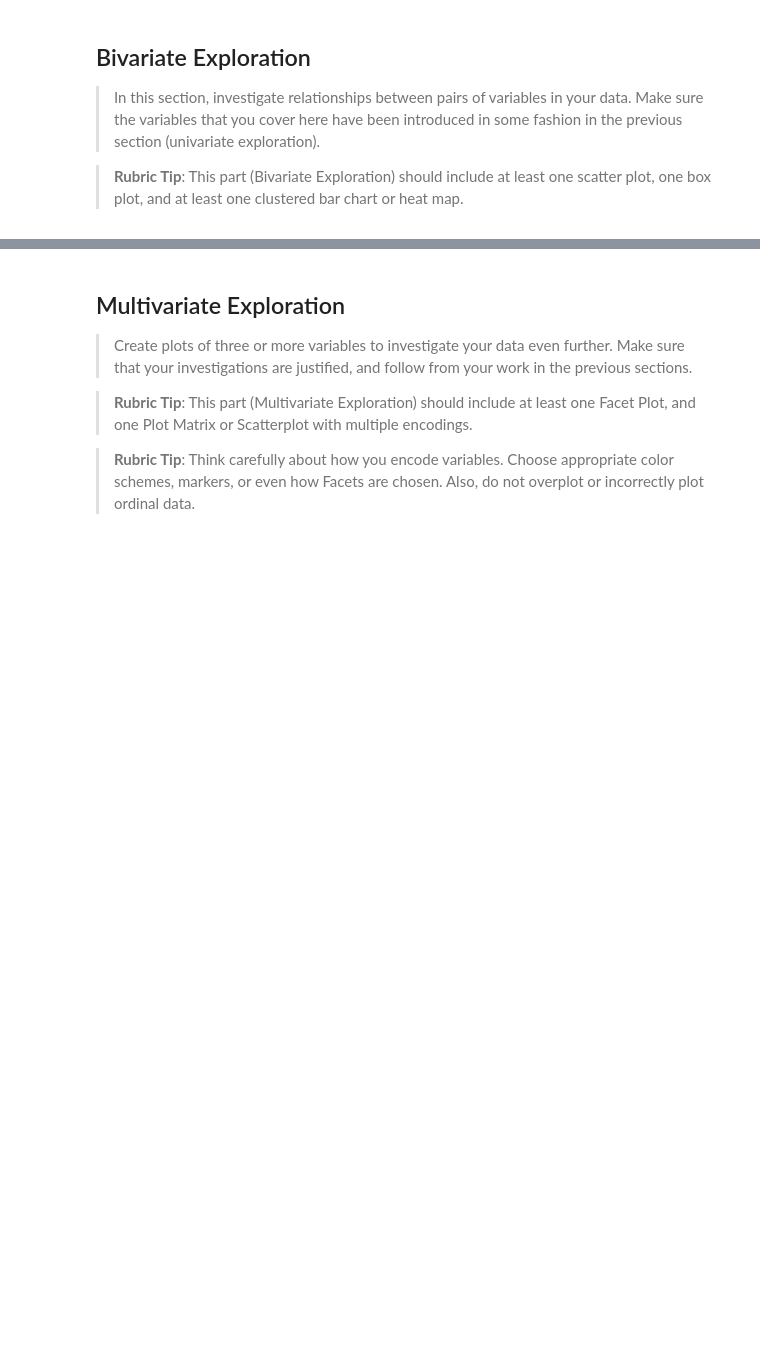
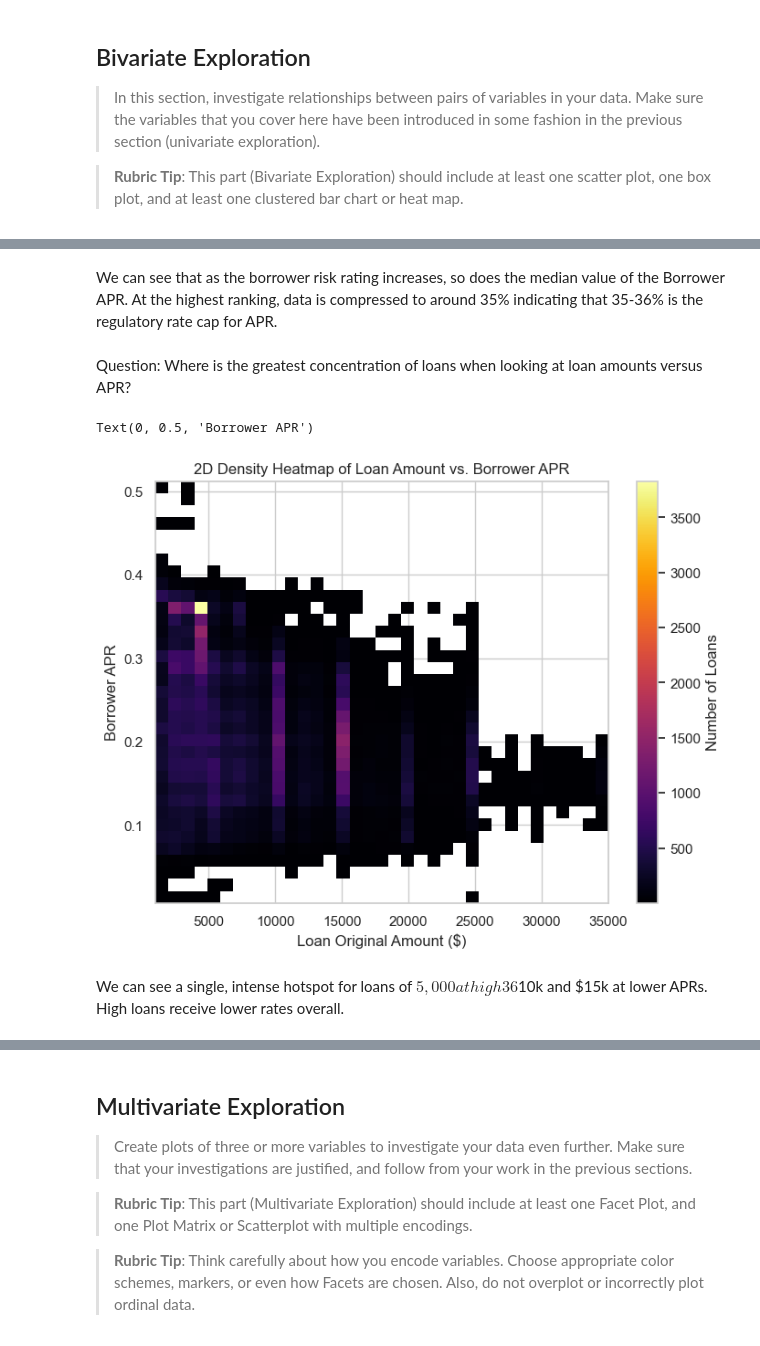
Before and after one commit to CV145/Data_Visualization, a Jupyter notebook: Part_I_exploration_template.ipynb, the cells around one changed output, grey strips where cells are left out. Cells and saved outputs as stored; diff of their text form; code cells hidden in the pictures; blank space fills up the shorter version.

```diff
--- a/Part_I_exploration_template.ipynb
+++ b/Part_I_exploration_template.ipynb
@@ -179,0 +207,21 @@ Text(0, 0.5, 'Count')
+# %% [markdown]
+We can see that as the borrower risk rating increases, so does the median value of the Borrower APR. At the highest ranking, data is compressed to around 35% indicating that 35-36% is the regulatory rate cap for APR.
+# %% [markdown]
+Question: Where is the greatest concentration of loans when looking at loan amounts versus APR?
+# %%
+fig, ax = plt.subplots(figsize=(8,6))
+
+plt.hist2d(
+    data=df, x='LoanOriginalAmount', y='BorrowerAPR', cmin=1, cmap='inferno', bins=[35,35]
+)
+
+plt.colorbar(label="Number of Loans")
+
+plt.title('2D Density Heatmap of Loan Amount vs. Borrower APR')
+plt.xlabel('Loan Original Amount ($)')
+plt.ylabel('Borrower APR')
+# %% [output]
+Text(0, 0.5, 'Borrower APR')
+[figure, added]
+# %% [markdown]
+We can see a single, intense hotspot for loans of $5,000 at high 36% APR. We can also see more loans being given out for $10k and $15k at lower APRs. High loans receive lower rates overall.
```
Also changed, not shown: parts of 9 cells of this notebook.
